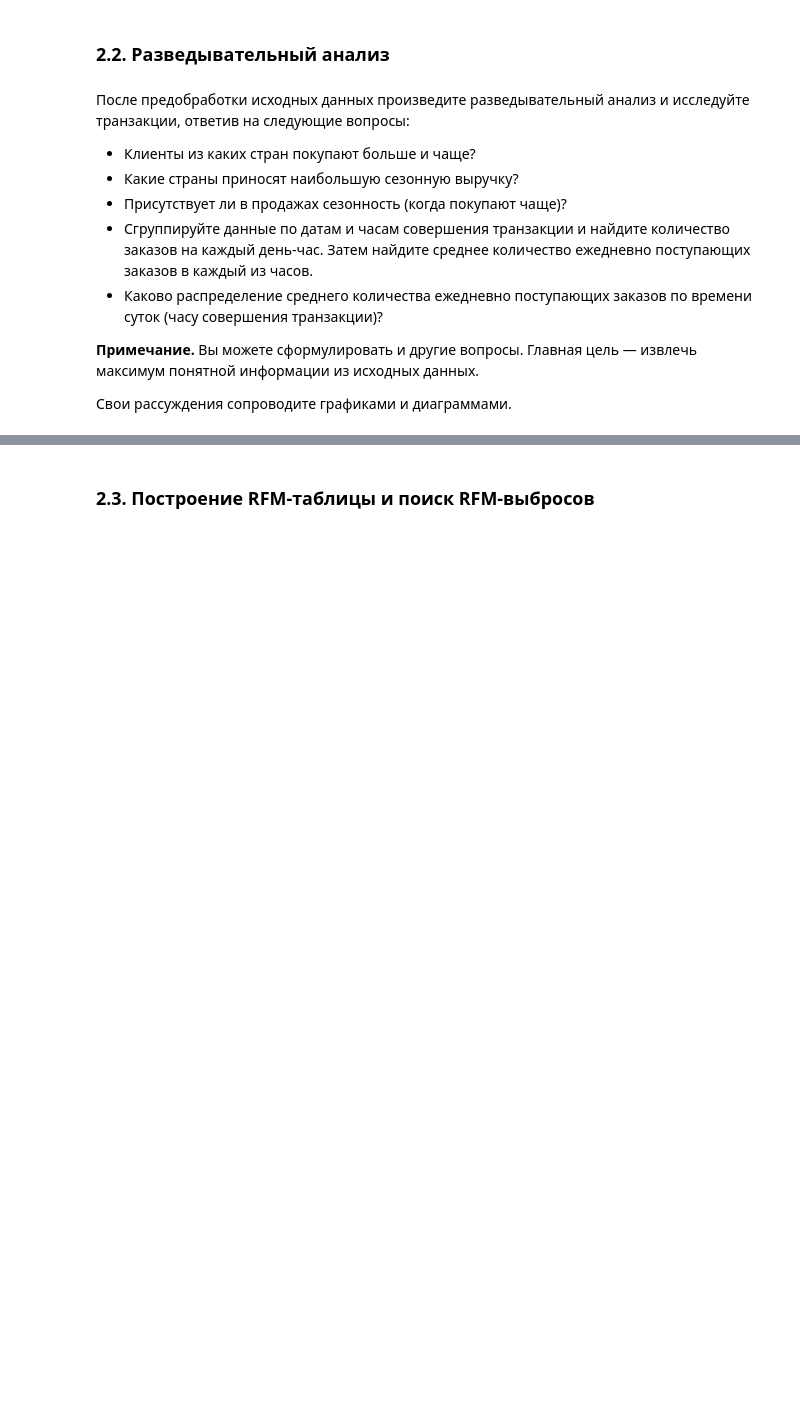
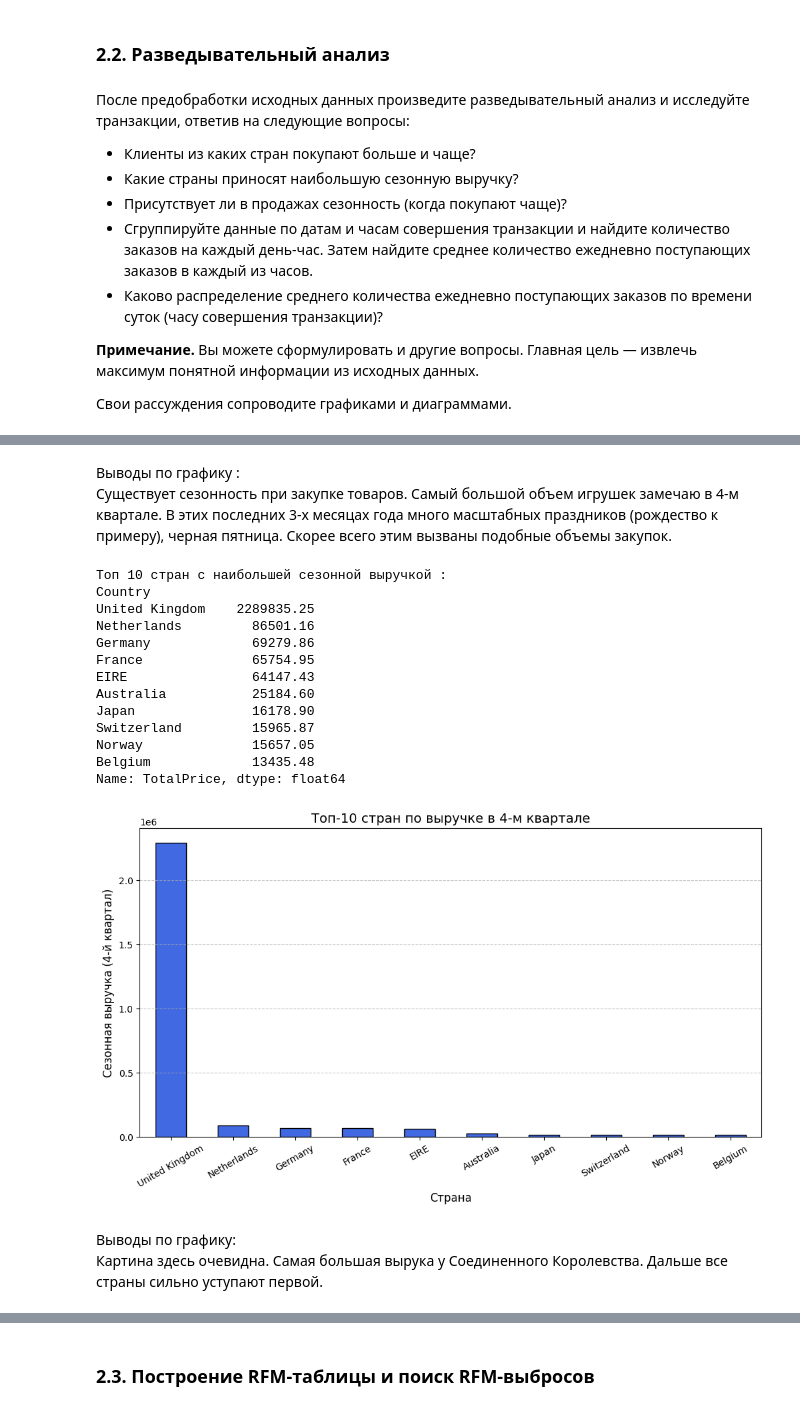
Before and after one commit to crazymarmot/sf_data_sience, a Jupyter notebook: PROJECT_6__Сегментация_клиентов_онлайн_магазина.ipynb, the cells around one changed output, grey strips where cells are left out. Saved outputs shown, nothing was run; the diff lists cells and outputs as text; code cells hidden in the pictures; blank space fills up the shorter version.

```diff
--- a/PROJECT_6__Сегментация_клиентов_онлайн_магазина.ipynb
+++ b/PROJECT_6__Сегментация_клиентов_онлайн_магазина.ipynb
@@ -232,0 +452,47 @@ data['QuantityCanceled'] = get_quantity_canceled(data)
+# %% [markdown]
+Выводы по графику :
+Существует сезонность при закупке товаров. Самый большой объем игрушек замечаю в 4-м квартале. В этих последних 3-х месяцах года много масштабных праздников (рождество к примеру), черная пятница. Скорее всего этим вызваны подобные объемы закупок.
+# %%
+#Какие страны приносят наибольшую сезонную выручку?
+q4_data = data[data['InvoiceDate'].dt.quarter == 4]
+
+# Группируем по странам и считаем суммарную выручку
+seasonal_revenue = q4_data.groupby('Country')['TotalPrice'].sum()
+
+# Сортируем страны по убыванию выручки
+seasonal_max_volume = seasonal_revenue.sort_values(ascending=False)
+
+# Выводим топ-10 стран с наибольшей сезонной выручкой
+print(f'Топ 10 стран с наибольшей сезонной выручкой : \n{seasonal_max_volume.head(10)}')
+
+
+# Визуализируем данные
+plt.figure(figsize=(12, 6))
+seasonal_max_volume.head(10).plot(kind='bar', color='royalblue')
+
+plt.xlabel("Страна", fontsize=12)
+plt.ylabel("Сезонная выручка (4-й квартал)", fontsize=12)
+plt.title("Топ-10 стран по выручке в 4-м квартале", fontsize=14)
+plt.xticks(rotation=30)
+plt.grid(axis='y', linestyle='--', alpha=0.7)
+
+plt.show()
+# %% [output]
+Топ 10 стран с наибольшей сезонной выручкой :
+Country
+United Kingdom    2289835.25
+Netherlands         86501.16
+Germany             69279.86
+France              65754.95
+EIRE                64147.43
+Australia           25184.60
+Japan               16178.90
+Switzerland         15965.87
+Norway              15657.05
+Belgium             13435.48
+Name: TotalPrice, dtype: float64
+[figure, added]
+# %% [markdown]
+Выводы по графику:
+Картина здесь очевидна. Самая большая вырука у Соединенного Королевства.
+Дальше все страны сильно уступают первой.
```
Also changed, not shown: parts of 36 cells of this notebook.
